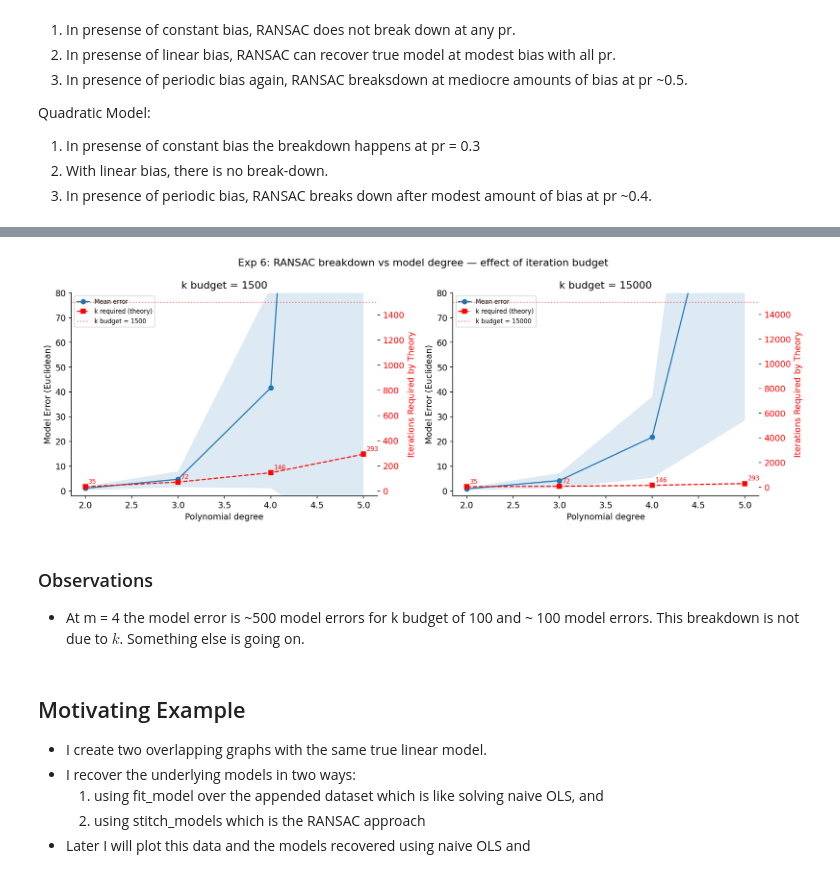
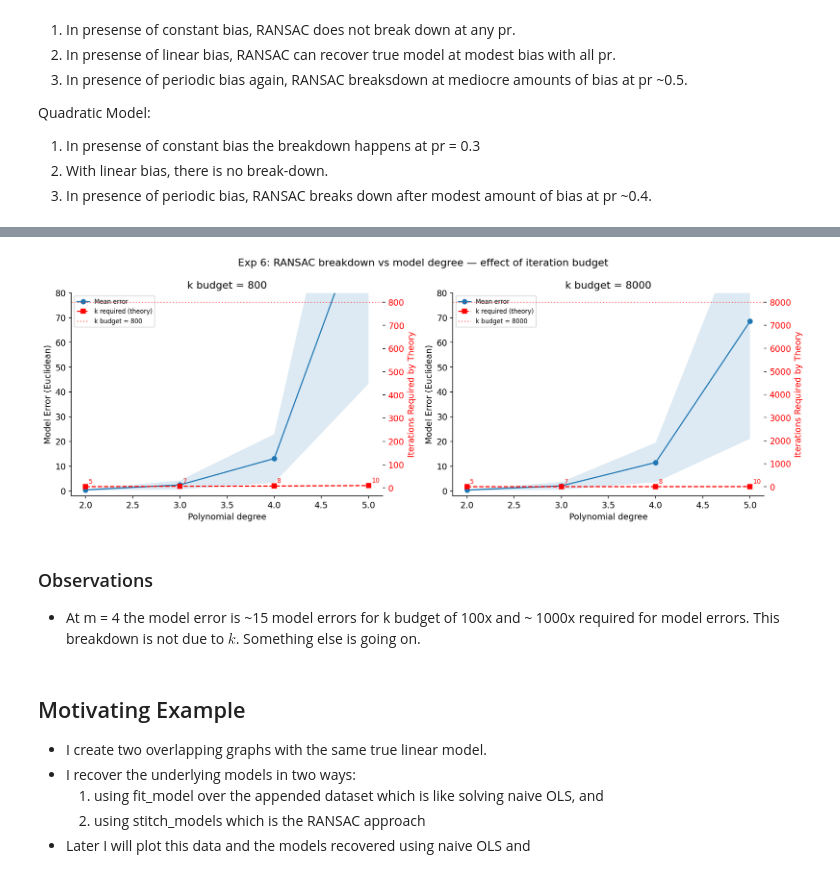
Before and after one commit to arshsinghphd/RANSAC-analysis, a Jupyter notebook: empirical_analysis/ransac_notebook.ipynb, the cells around one changed output, grey strips where cells are left out. Saved outputs shown, nothing was run; the diff lists cells and outputs as text; code cells hidden in the pictures.

```diff
--- a/empirical_analysis/ransac_notebook.ipynb
+++ b/empirical_analysis/ransac_notebook.ipynb
@@ -385,8 +385,8 @@ df6.head()
 # Not fixed, uses mean, not used in report
 
 df6["degree"] = df6["Model Parameters (m)"] - 1
-sub100  = df6[df6["Iteration Budget (k)"].astype(int) == 1500]
-sub1000 = df6[df6["Iteration Budget (k)"].astype(int) == 15000]
+sub100  = df6[df6["Iteration Budget (k)"].astype(int) == 800]
+sub1000 = df6[df6["Iteration Budget (k)"].astype(int) == 8000]
 
 agg100  = (sub100.groupby("degree")["Model Error (Euclidean)"]
                   .agg(mean_error="mean", std_error="std")
@@ -400,7 +400,7 @@ agg_theory = (sub100.groupby("degree")["Iterations Required by Theory"]
 fig, (ax_l, ax_r) = plt.subplots(1, 2, figsize=(14, 5))
 # fig, (ax_l, ax_r) = plt.subplots(2, 1, figsize=(7, 10))
 
-for ax1, agg, k_budget in [(ax_l, agg100, 1500), (ax_r, agg1000, 15000)]:
+for ax1, agg, k_budget in [(ax_l, agg100, 800), (ax_r, agg1000, 8000)]:
     ax2 = ax1.twinx()
 
     ax1.plot(agg["degree"], agg["mean_error"],
@@ -414,37 +414,37 @@ for ax1, agg, k_budget in [(ax_l, agg100, 1500), (ax_r, agg1000, 15000)]:
              agg_theory["Iterations Required by Theory"],
              marker="s", color="red", linestyle="--",
              label="k required (theory)")
     for _, row in agg_theory.iterrows():
         ax2.annotate(f"{int(row['Iterations Required by Theory'])}",
                      xy=(row["degree"], row["Iterations Required by Theory"]),
                      xytext=(4, 4), textcoords="offset points",
                      color="red", fontsize=8)
     ax2.axhline(k_budget, color="red", linestyle=":",
                 alpha=0.5, label=f"k budget = {k_budget}")
     ax2.tick_params(axis='y', labelcolor='red')
     ax1.set_xlabel("Polynomial degree")
     ax1.set_ylabel("Model Error (Euclidean)")
     ax2.set_ylabel("Iterations Required by Theory", color="red")
     ax1.set_title(f"k budget = {k_budget}")
     ax1.set_ylim(-2, 80)
     # if k_budget == 100:
     #     ax1.set_xlim(2, 5)
     # else:
     #     ax1.set_xlim(2, 8)
     lines1, labels1 = ax1.get_legend_handles_labels()
     lines2, labels2 = ax2.get_legend_handles_labels()
     ax1.legend(lines1 + lines2, labels1 + labels2,
                loc="upper left", fontsize=8)
 
 plt.suptitle("Exp 6: RANSAC breakdown vs model degree — effect of iteration budget")
 plt.tight_layout()
 plt.savefig(f"{FIG_DIR}/exp6.png", dpi=150)
 plt.show()
 # %% [output]
-[figure, old version]
+[figure, new version]
 # %% [markdown]
 ### Observations
-* At m = 4 the model error is ~500 model errors  for k budget of 100 and ~ 100 model errors. This breakdown is not due to $k$. Something else is going on.
+* At m = 4 the model error is ~15 model errors  for k budget of 100x and ~ 1000x required for model errors. This breakdown is not due to $k$. Something else is going on.
 # %% [markdown]
 ## Motivating Example
  * I create two overlapping graphs with the same true linear model.
```
Also changed, not shown: parts of 2 cells of this notebook, 4 other files.
